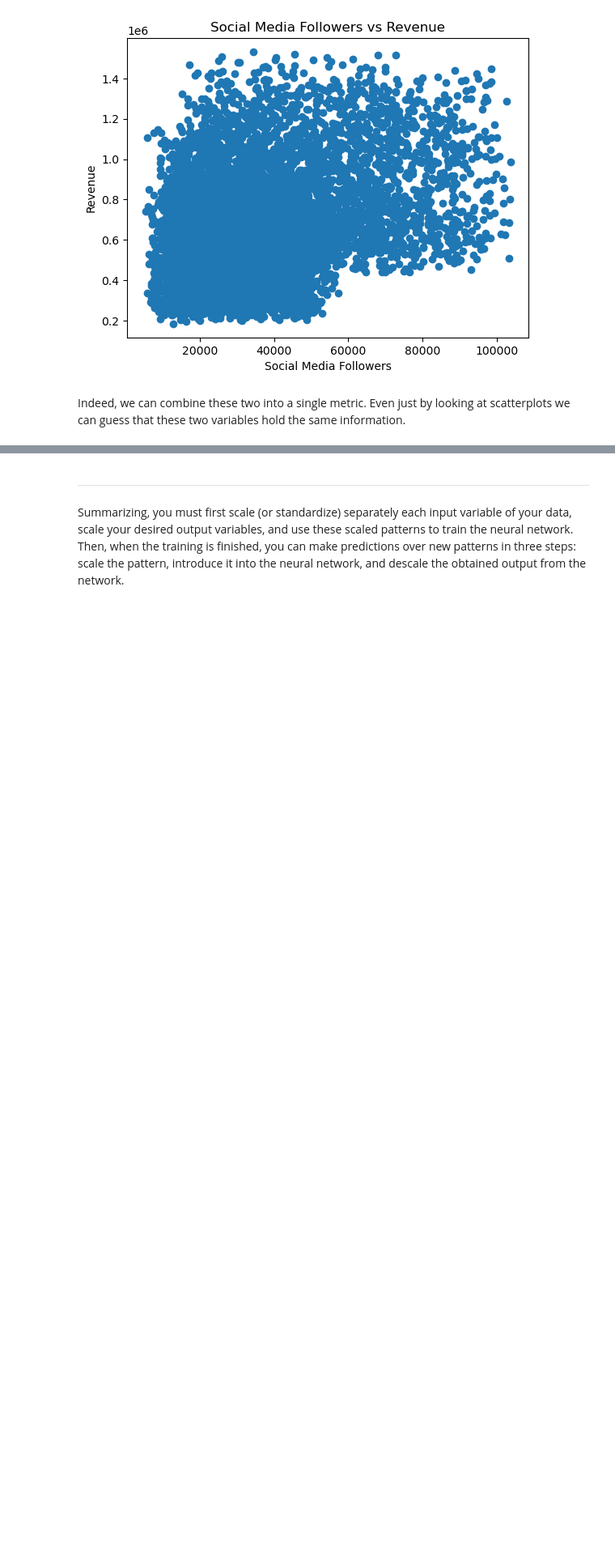
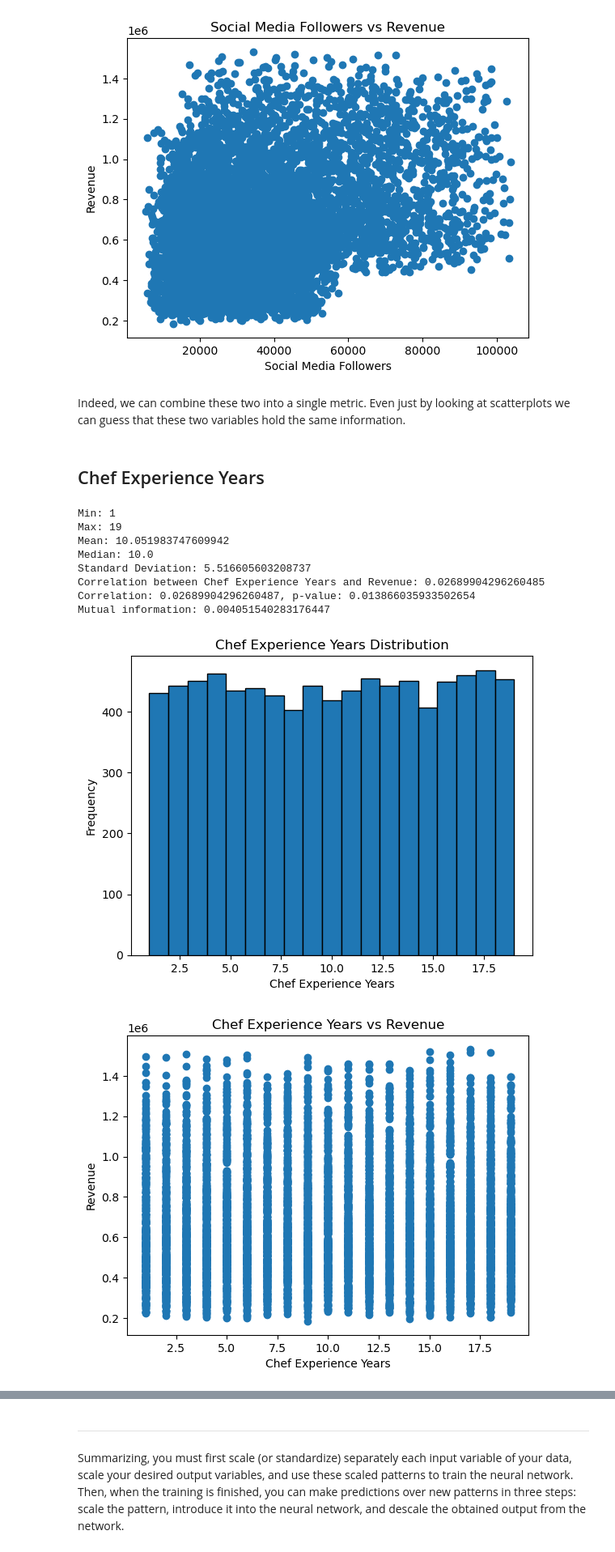
Before and after one commit to hijarian/urv-nec-assignment-1, a Jupyter notebook: 01-prepare-data.ipynb, the cells around one changed output, grey strips where cells are left out. Shown at 81% size. Saved outputs shown, nothing was run; the diff lists cells and outputs as text; code cells hidden in the pictures; blank space fills up the shorter version.

```diff
--- a/01-prepare-data.ipynb
+++ b/01-prepare-data.ipynb
@@ -417,3 +423,18 @@ Correlation between Social Media Followers and Revenue: 0.3544661316274186
 [figure]
 # %% [markdown]
 Indeed, we can combine these two into a single metric. Even just by looking at scatterplots we can guess that these two variables hold the same information.
+# %% [markdown]
+## Chef Experience Years
+# %%
+show_data_stats('Chef Experience Years', bins=19)
+# %% [output]
+Min: 1
+Max: 19
+Mean: 10.051983747609942
+Median: 10.0
+Standard Deviation: 5.516605603208737
+Correlation between Chef Experience Years and Revenue: 0.02689904296260485
+Correlation: 0.02689904296260487, p-value: 0.013866035933502654
+Mutual information: 0.004051540283176447
+[figure, added]
+[figure, added]
```
Also changed, not shown: parts of 30 cells of this notebook.
